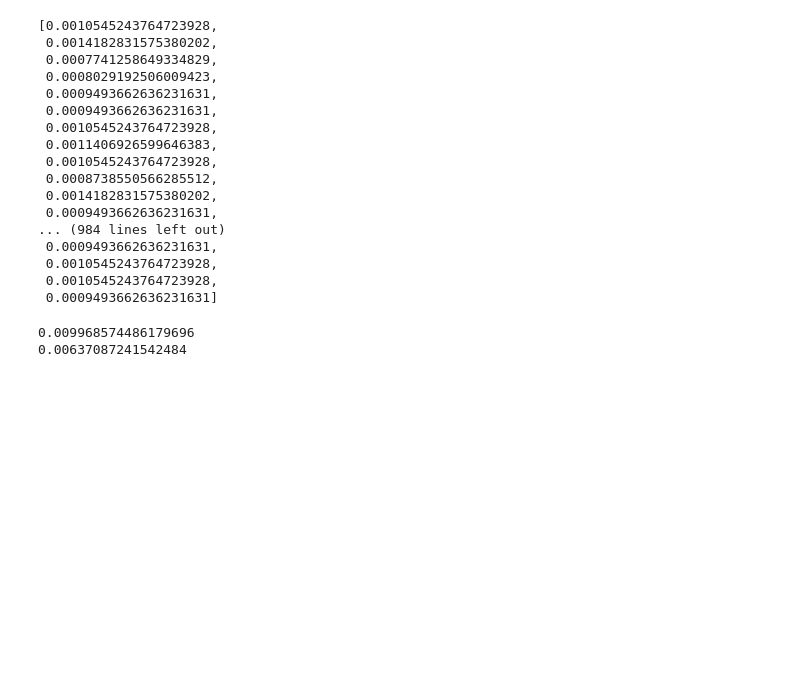
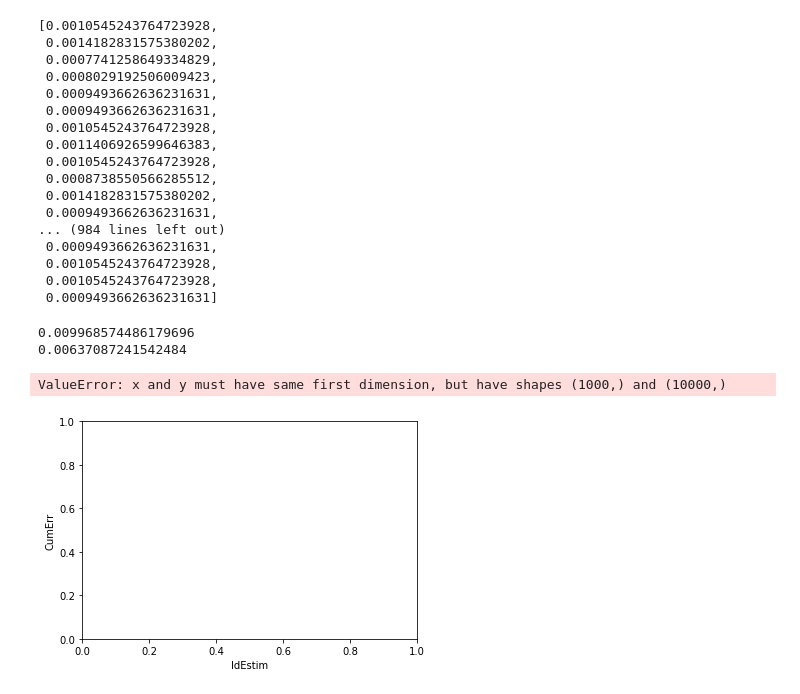
Before and after one commit to Koichi-Miyamoto/QAEErrorVsNShotNGrover, a Jupyter notebook: IQAEBinom_ManyEstimSum_ConfIntBeta_SmallPTrue.ipynb, the cells around one changed output. Drawn from its saved outputs; the diff is of its cells as text; code cells hidden in the pictures; blank space fills up the shorter version.

Commit message:
many estimate sumでestimate num=10000の場合の検証を追加

```diff
--- a/IQAEBinom_ManyEstimSum_ConfIntBeta_SmallPTrue.ipynb
+++ b/IQAEBinom_ManyEstimSum_ConfIntBeta_SmallPTrue.ipynb
@@ -193,3 +193,14 @@ print(np.sqrt(np.var(errors_pTrue0001) * nEstim))
 # %% [output]
 0.009968574486179696
 0.00637087241542484
+# %%
+pTrue = 0.001
+errors_pTrue0001 = []
+results_pTrue0001 = []
+for i in range(10000):
+    result = IQAEBinom(pTrue, epsilon, alpha, nShotUnit, confint_method="beta", minRatio=minRatio)
+    results_pTrue0001.append(result)
+    errors_pTrue0001.append(result['Estimate'] - pTrue)
+# %% [output]
+ValueError: x and y must have same first dimension, but have shapes (1000,) and (10000,)
+[figure, added]
```
Also changed, not shown: parts of 2 cells of this notebook.
